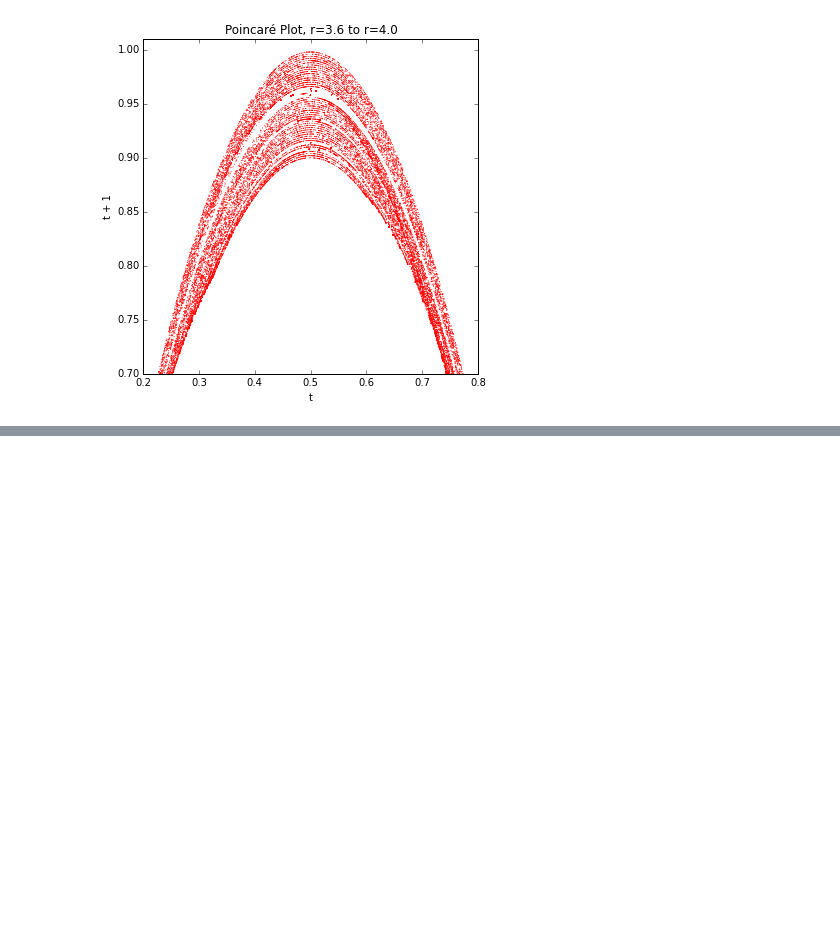
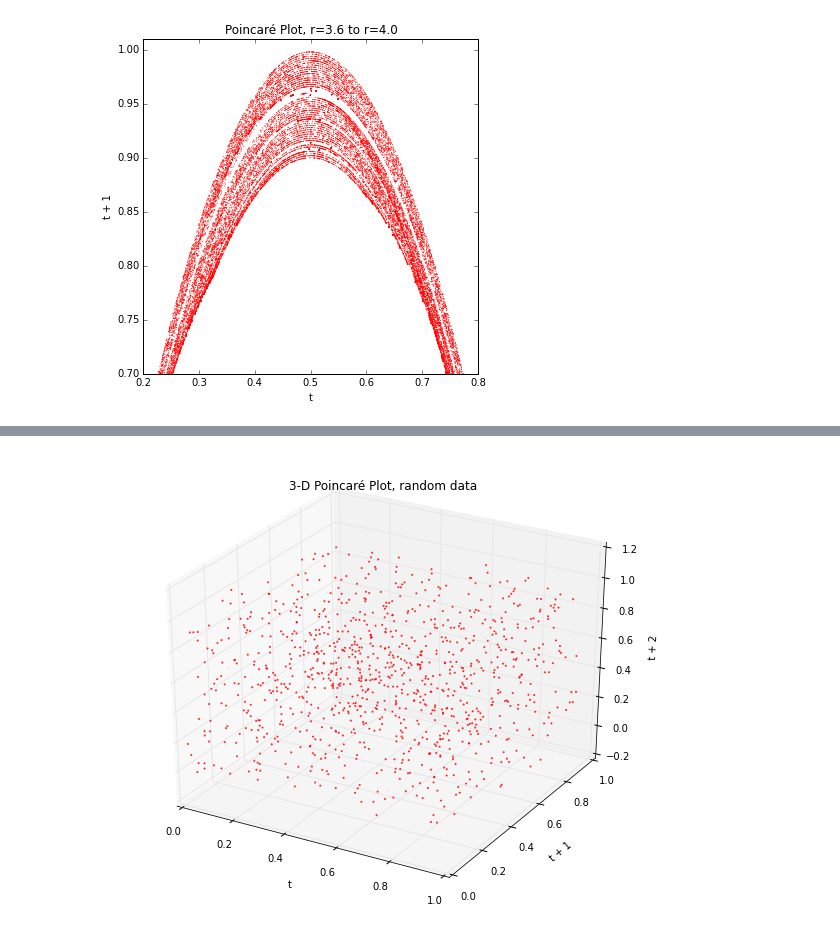
Before and after one commit to aitatanit/chaos-models, a Jupyter notebook: chaos-logistic-return-maps.ipynb, the cells around one changed output, grey strips where cells are left out. Cells and saved outputs as stored; diff of their text form; code cells hidden in the pictures; blank space fills up the shorter version.

```diff
--- a/chaos-logistic-return-maps.ipynb
+++ b/chaos-logistic-return-maps.ipynb
@@ -258,3 +259,7 @@ poincare_plot_3d(pops)
+# %%
+poincare_plot_3d(random_pops, title=u'3-D Poincaré Plot, random data', alpha=0.7)
+# %% [output]
+[figure, added]
 # %%
 # now show the 3-D plot as an animated gif
 # run the logistic model for 1000 generations for the growth rate parameter 3.99
```
Also changed, not shown: parts of 6 cells of this notebook, 1 other file.
